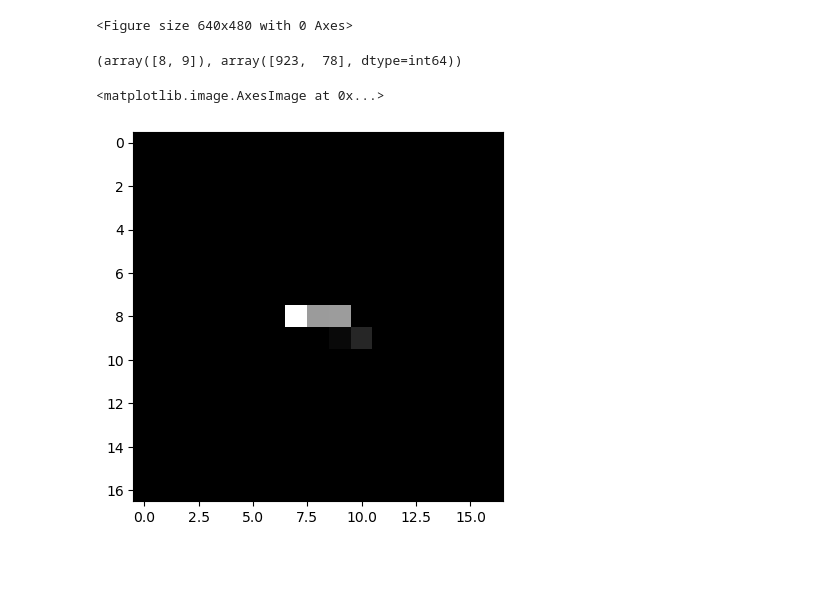
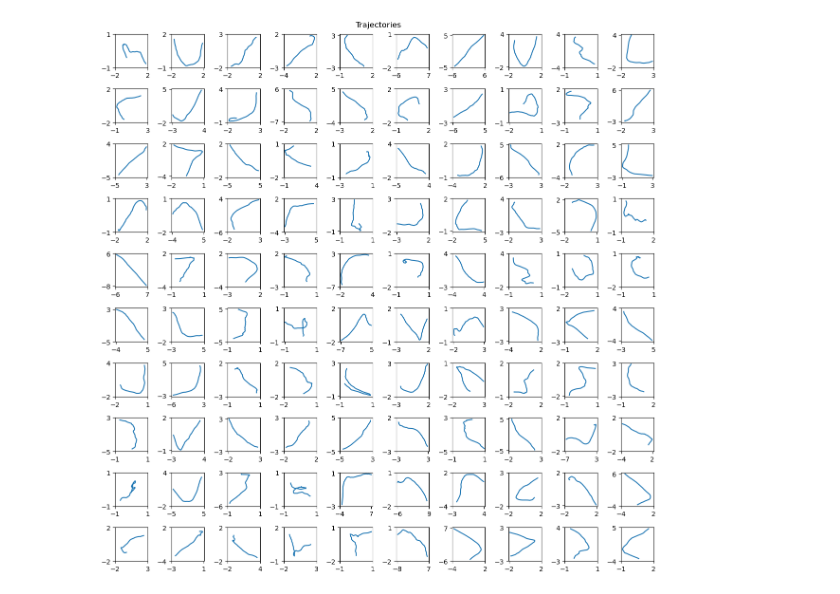
Before and after one commit to TomDana88/236860-DIP, a Jupyter notebook: hw1.ipynb, the cells around one changed output. Drawn from its saved outputs; the diff is of its cells as text; code cells hidden in the pictures; blank space fills up the shorter version.

```diff
--- a/hw1.ipynb
+++ b/hw1.ipynb
@@ -23,4 +11,0 @@ def save_trajectories(mat, output_folder: str):
-# %%
-save_trajectories(mat['X'], mat['Y'], 'hw1/trajectories')
-# %% [output]
-<Figure size 640x480 with 0 Axes>
@@ -26,0 +23,26 @@ save_trajectories(mat['X'], mat['Y'], 'hw1/trajectories')
+# %%
+def save_trajectories(mat, output_folder: str = TRAJECTORIES_DIR):
+    if not os.path.exists(output_folder):
+        os.makedirs(output_folder)
+    for i, (x, y) in enumerate(zip(X, Y)):
+        plt.plot(x, y)
+        plt.title(f'Trajectory {i}')
+        plt.xlabel('X')
+        plt.ylabel('Y')
+        plt.savefig(f'{output_folder}/{i}.png')
+        plt.close()
+
+def plot_trajectories(mat):
+    fig, axs = plt.subplots(10, 10, figsize=(12, 12))
+    fig.suptitle('Trajectories')
+    fig.set_layout_engine('tight')
+    for i, j in np.ndindex(axs.shape):
+        x, y = mat['X'][10*i + j], mat['Y'][10*i + j]
+        axs[i, j].plot(x, y)
+        axs[i, j].set_xticks([np.floor(x.min()), np.ceil(x.max())])
+        axs[i, j].set_yticks([np.floor(y.min()), np.ceil(y.max())])
+    plt.show()
+# %%
+plot_trajectories(mat)
+# %% [output]
+[figure, added]
@@ -48,4 +73,0 @@ yvec = CENTER - np.round(Y[0]).astype(int)
-# %%
-np.unique(yvec, return_counts=True)
-# %% [output]
-(array([8, 9]), array([923,  78], dtype=int64))
@@ -55,5 +73,0 @@ a
-# %%
-plt.imshow(psfs[0], cmap='gray')
-# %% [output]
-<matplotlib.image.AxesImage at 0x...>
-[figure, removed]
```
Also changed, not shown: parts of 19 cells of this notebook, 2 other files.
